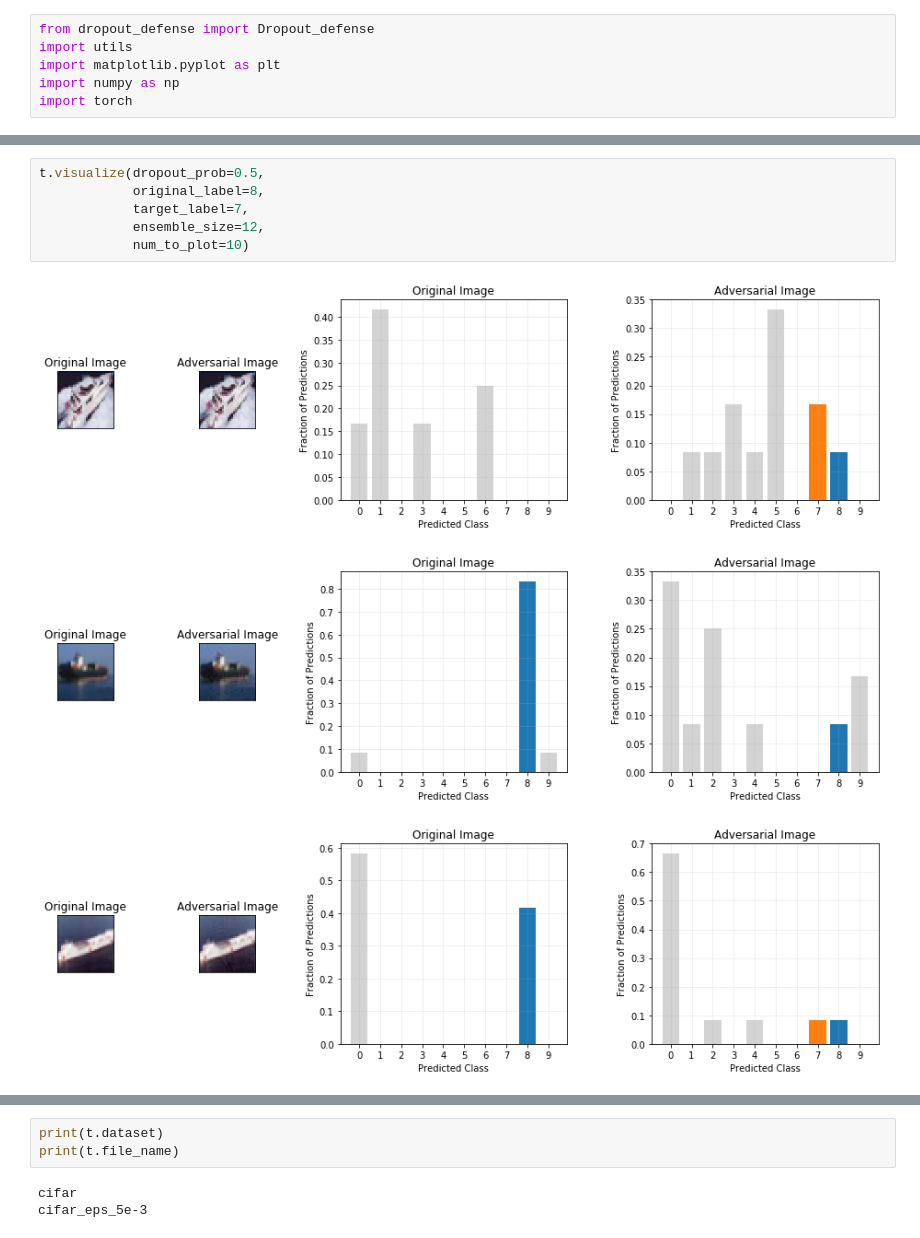
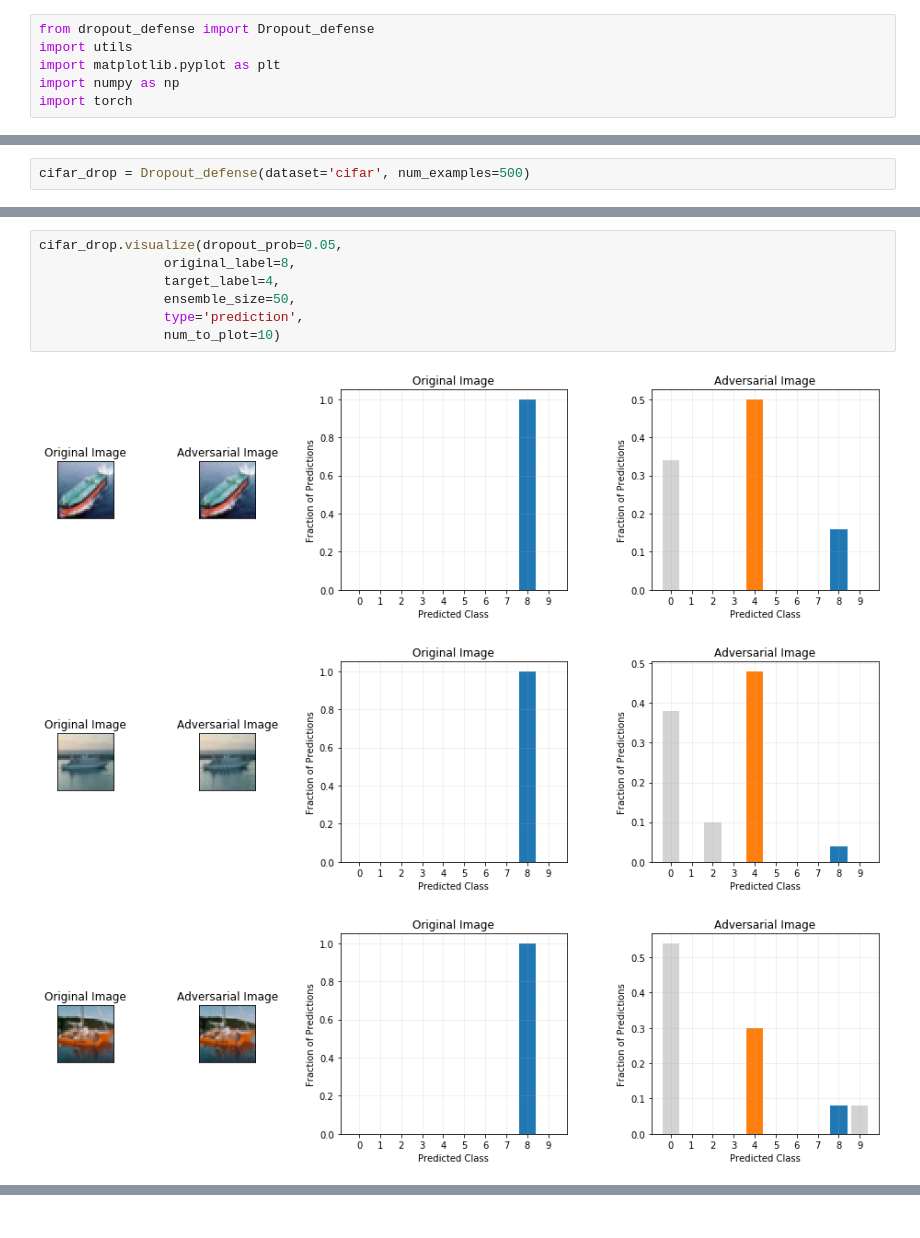
Before and after one commit to justinpyron/CS-231, a Jupyter notebook: Project/adversarial_generation/dropout_defense.ipynb, the cells around one changed output, grey strips where cells are left out. Saved outputs shown, nothing was run; the diff lists cells and outputs as text.

```diff
--- a/Project/adversarial_generation/dropout_defense.ipynb
+++ b/Project/adversarial_generation/dropout_defense.ipynb
@@ -33,0 +11,2 @@ Data loaded. Took 236.3 seconds.
+# %%
+cifar_drop = Dropout_defense(dataset='cifar', num_examples=500)
@@ -34,10 +28,11 @@ Data loaded. Took 236.3 seconds.
 # %%
-t.visualize(dropout_prob=0.5,
-            original_label=8,
-            target_label=7,
-            ensemble_size=12,
-            num_to_plot=10)
+cifar_drop.visualize(dropout_prob=0.05,
+                original_label=8,
+                target_label=4,
+                ensemble_size=50,
+                type='prediction',
+                num_to_plot=10)
 # %% [output]
-[figure, old version]
+[figure, new version]
-[figure, old version]
+[figure, new version]
-[figure, old version]
+[figure, new version]
@@ -51,6 +45,0 @@ t.visualize(dropout_prob=0.5,
-# %%
-print(t.dataset)
-print(t.file_name)
-# %% [output]
-cifar
-cifar_eps_5e-3
```
Also changed, not shown: parts of 23 cells of this notebook, 2 other files.
